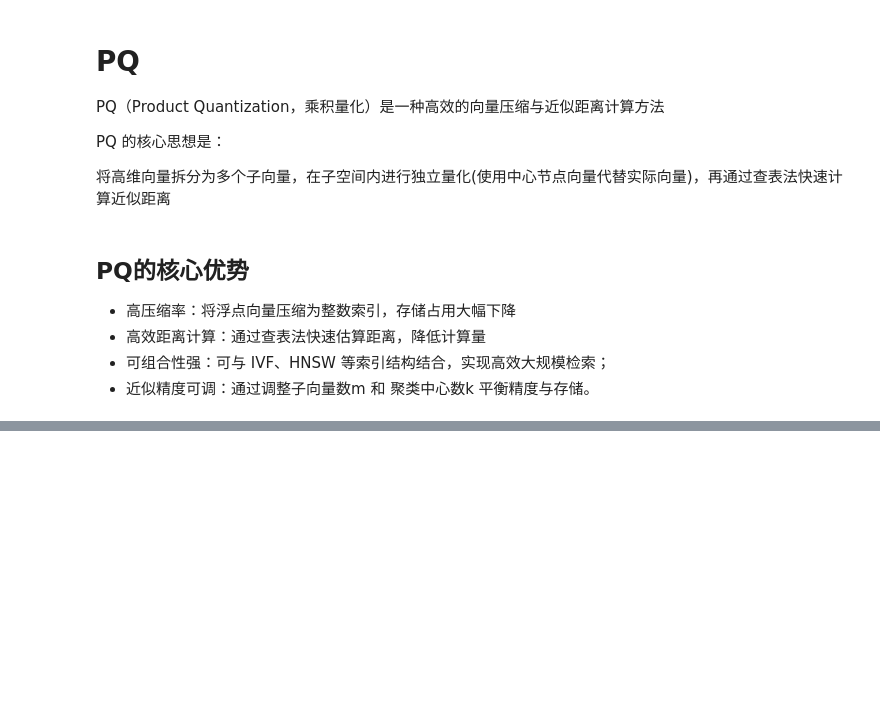
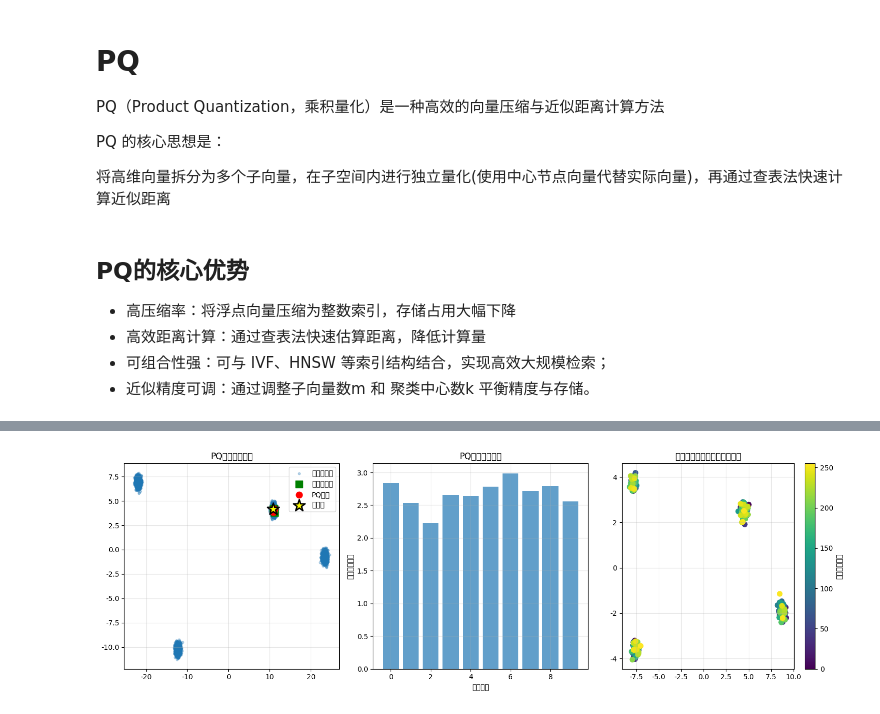
Before and after one commit to allen-shaw/ann, a Jupyter notebook: pq.ipynb, the cells around one changed output, grey strips where cells are left out. Drawn from its saved outputs; the diff is of its cells as text; code cells hidden in the pictures; blank space fills up the shorter version.

```diff
--- a/pq.ipynb
+++ b/pq.ipynb
@@ -121,0 +183,19 @@ class ProductQuantization:
+# %%
+def generate_sample_data(n_samples=1000, dim=128):
+    ''' 生成示例数据 '''
+    np.random.seed(42)
+
+    centers = [
+        np.random.normal(2, 1, dim),
+        np.random.normal(-1, 0.5, dim),
+        np.random.normal(0, 1.5, dim),
+        np.random.normal(3, 0.8, dim)
+    ]
+
+    data = []
+    for i in range(n_samples):
+        center_idx = i % len(centers)
+        point = centers[center_idx] + np.random.normal(0, 0.3, dim)
+        data.append(point)
+
+    return np.array(data, dtype=np.float32)
@@ -121,0 +277,2 @@ class ProductQuantization:
+# %%
+pq, vectors, codes, query, pq_results, bf_results = run_pq()
@@ -121,0 +365,5 @@ class ProductQuantization:
+# %%
+
+# 运行可视化
+visualize_pq_effect(pq, vectors, codes, query, pq_results, bf_results)
+# %% [output]
@@ -121,0 +387 @@ class ProductQuantization:
+[figure, added]
```
Also changed, not shown: parts of 8 cells of this notebook.
